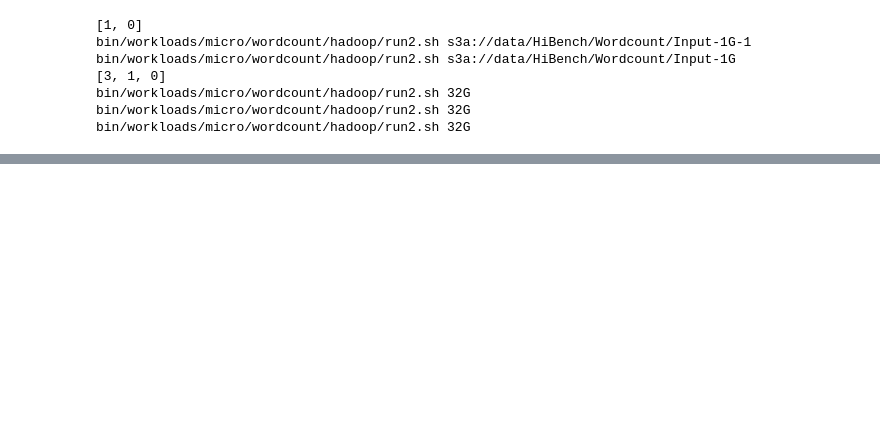
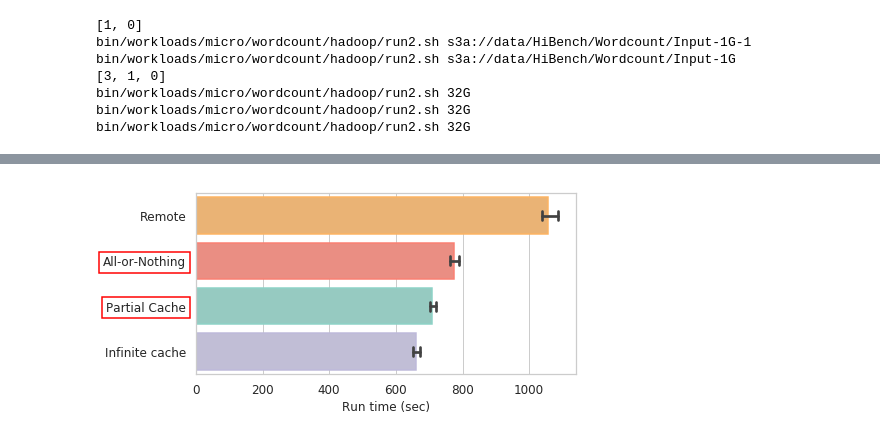
Before and after one commit to UmasouTTT/Kariz, a Jupyter notebook: expriments/microbenchmark/ipython/scheduler.ipynb, the cells around one changed output, grey strips where cells are left out. Cells and saved outputs as stored; diff of their text form; code cells hidden in the pictures; blank space fills up the shorter version.

```diff
--- a/expriments/microbenchmark/ipython/scheduler.ipynb
+++ b/expriments/microbenchmark/ipython/scheduler.ipynb
@@ -92,0 +136,30 @@ bin/workloads/micro/wordcount/hadoop/run2.sh 32G
+# %%
+sns.set_style("whitegrid")
+sns.set_context(rc = {'patch.linewidth': 1.5, 'patch.color': 'black'})
+
+fig, ax = plt.subplots(figsize=(6,3))
+sns.barplot(ax=ax, y='experiment', x = 'runtime', data=df,
+            capsize=.2, palette=['#fdb462', '#fb8072', '#8dd3c7' , '#bebada'],
+            orient = 'h', edgecolor=['#fdb462', '#fb8072', '#8dd3c7', '#bebada'])
+
+ax.set_yticks([0, 1, 2, 3])
+#ax.set_yticks(range(df['runtime'].min(), df['runtime'].max(), 100))
+ax.tick_params(axis='both', which='major', labelsize=12)
+ax.yaxis.set_major_formatter(ticker.FuncFormatter(format_xticks))
+ax.set_ylabel('')
+ax.set_xlabel("Run time (sec)")
+
+label = ax.yaxis.get_ticklabels()[1]
+label.set_bbox(dict(facecolor='none', edgecolor='red'))
+
+label = ax.yaxis.get_ticklabels()[2]
+label.set_bbox(dict(facecolor='none', edgecolor='red'))
+
+plt.subplots_adjust(left=0.1, bottom=0.13, right=0.98, top=0.97)
+plt.savefig('/local0/papers/KARIZ/long/Figures/fig_partial_vs_allnothing.pdf', format='pdf', dpi=200)
+plt.savefig('/local0/papers/KARIZ/long/Figures/fig_partial_vs_allnothing.png', format='png', dpi=200)
+
+
+plt.show()
+# %% [output]
+[figure, added]
```
Also changed, not shown: parts of 1 cell of this notebook, 47 other files.
